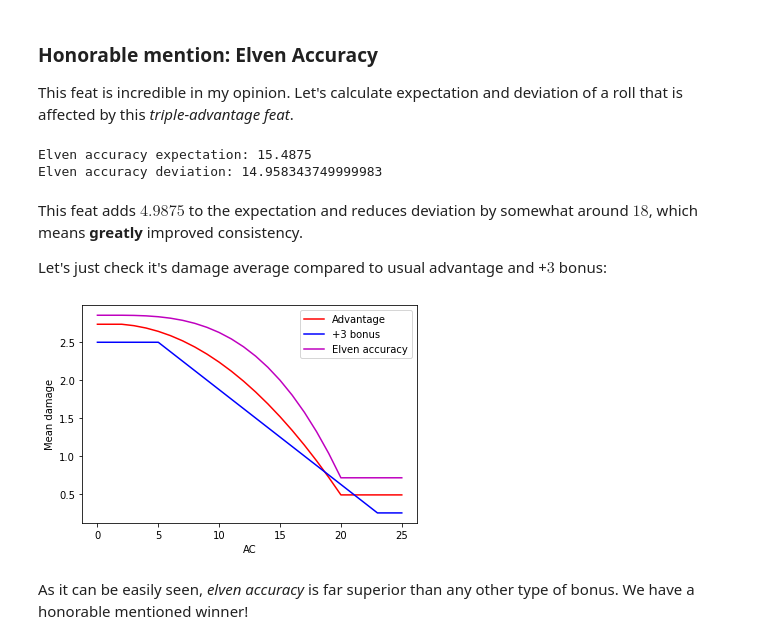
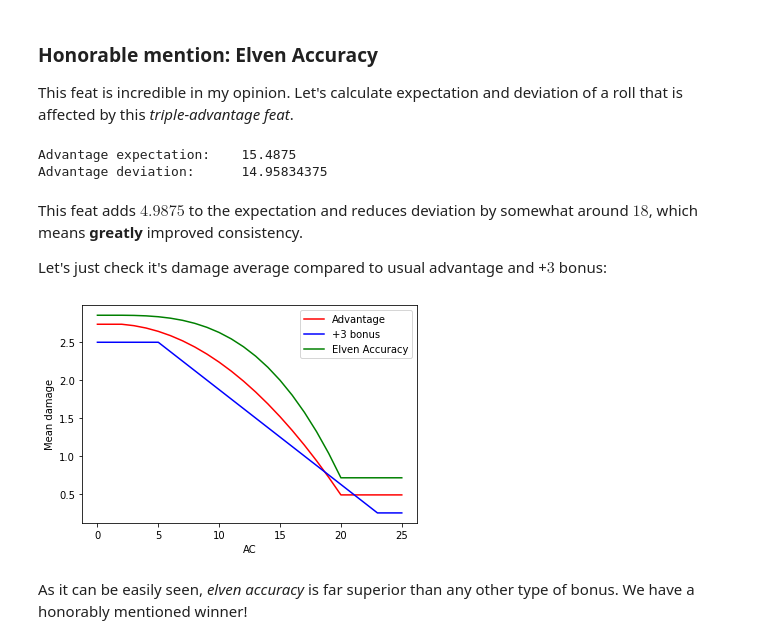
Before and after one commit to Covariance/DnD-math-basics, a Jupyter notebook: advantage.ipynb, the cells around one changed output. Cells and saved outputs as stored; diff of their text form; code cells hidden in the pictures.

Commit message:
advantage adjustments are finished

```diff
--- a/advantage.ipynb
+++ b/advantage.ipynb
@@ -166,0 +171,13 @@ plt.show()
+# %%
+# Method to calculate the damage (mean for club) from an attack with
+# specified roll and outcome against specified AC
+def damages(AC: int, roll: Array, outcome: Array) -> Array:
+    return club_damage_mean * ((outcome >= AC) & (roll != 1) & (roll != 20)) + club_damage_crit_mean * (roll == 20)
+
+# Almost the same thing as ac_hits but now with damage attached to it:
+# it holds the list of mean damage for specified method
+ac_damages: Dict[str, Array] = {}
+
+# And, again, a method to calculate it
+def calculate_damages_for_method(method: str):
+    ac_damages[method] = array([damages(AC, rolls[method], outcomes[method]).mean() for AC in ACs])
@@ -197,13 +243,16 @@ plt.show()
 ### Honorable mention: Elven Accuracy
 This feat is incredible in my opinion. Let's calculate expectation and deviation of a roll that is affected by this *triple-advantage feat*.
 # %%
-elven_outcomes = [max(x, y, z) for x in range(1, 21) for y in range(1, 21) for z in range(1, 21)]
-
-print("Elven accuracy expectation: " + str(exp(elven_outcomes)))
-print("Elven accuracy deviation: " + str(dev(elven_outcomes)))
+rolls['elven'] = array([max(x, y, z) for x in range(1, 21) for y in range(1, 21) for z in range(1, 21)])
+outcomes['elven'] = rolls['elven']
-# %% [output]
-Elven accuracy expectation: 15.4875
-Elven accuracy deviation: 14.958343749999983
+# %%
+print(f'''
+Advantage expectation:    {outcomes['elven'].mean()}
+Advantage deviation:      {outcomes['elven'].var()}
+''')
+# %% [output]
+Advantage expectation:    15.4875
+Advantage deviation:      14.95834375
 # %% [markdown]
 This feat adds $4.9875$ to the expectation and reduces deviation by somewhat around $18$, which means **greatly** improved consistency.
 
@@ -211,21 +262,12 @@ Let's just check it's damage average compared to usual advantage and +$3$ bonus:
 # %%
-elv_ac_dmg = []
-
-for AC in range(26):
-    elv_cnt = 0.
-    for out in elven_outcomes:
-        if hits(AC, out, 0):
-            elv_cnt += club_damage_crit_mean if out == 20 else club_damage_mean
-    elv_ac_dmg.append(elv_cnt / len(elven_outcomes))
-
-plt.plot(adv_ac_dmg, 'r', label='Advantage')
-plt.plot(bn3_ac_dmg, 'b', label='+3 bonus')
-plt.plot(elv_ac_dmg, 'm', label='Elven accuracy')
+plt.plot(ac_damages['advantage'], 'r', label='Advantage')
+plt.plot(ac_damages['+3'],        'b', label='+3 bonus')
+plt.plot(ac_damages['elven'],     'g', label='Elven Accuracy')
 plt.ylabel("Mean damage")
 plt.xlabel("AC")
 plt.legend()
 plt.show()
 # %% [output]
-[figure, old version]
+[figure, new version]
 # %% [markdown]
-As it can be easily seen, *elven accuracy* is far superior than any other type of bonus. We have a honorable mentioned winner!
+As it can be easily seen, *elven accuracy* is far superior than any other type of bonus. We have a honorably mentioned winner!
```
Also changed, not shown: parts of 31 cells of this notebook.
